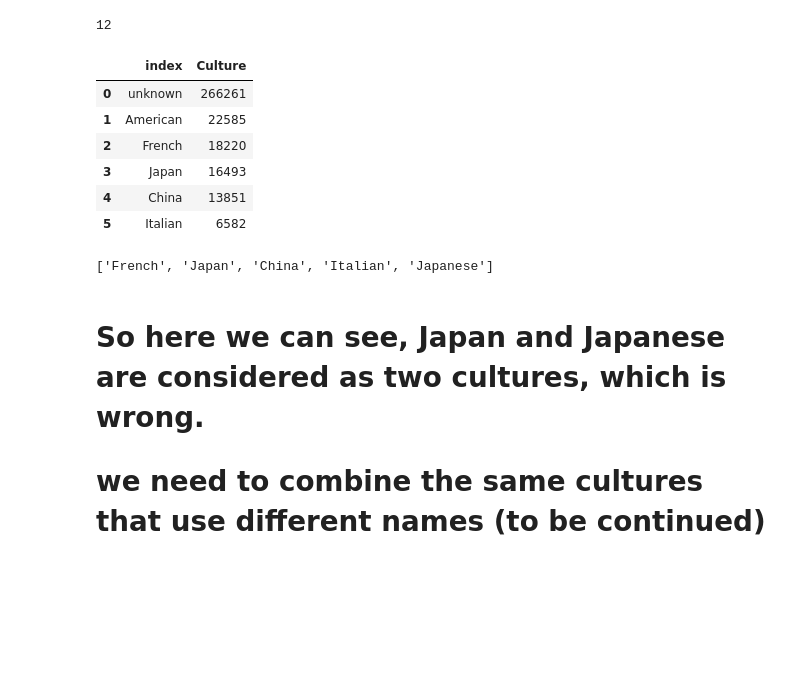
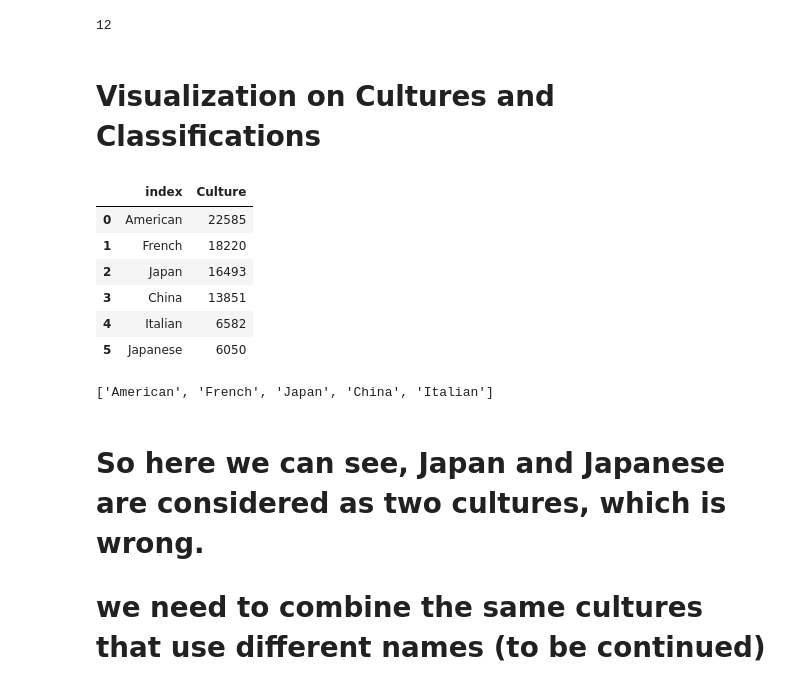
Before and after one commit to lleiou/THE-MET, a Jupyter notebook: Untitled.ipynb, the cells around one changed output. Saved outputs shown, nothing was run; the diff lists cells and outputs as text; code cells hidden in the pictures; blank space fills up the shorter version.

Commit message:
some further exploration of the data

```diff
--- a/Untitled.ipynb
+++ b/Untitled.ipynb
@@ -323,23 +381,25 @@ data.loc[:,["Country","River"]].head(5)
 river_counts["Lake Sentani"]
 # %% [output]
 12
-# %%
-data.Culture.value_counts().reset_index().head(6)
-# %% [output]
-|  | index | Culture |
-| 0 | unknown | 266261 |
-| 1 | American | 22585 |
-| 2 | French | 18220 |
-| 3 | Japan | 16493 |
-| 4 | China | 13851 |
-| 5 | Italian | 6582 |
+# %% [markdown]
+# Visualization on Cultures and Classifications
+# %%
+# first check countries that have the most items in this data set:
+raw.Culture.value_counts().reset_index().head(6)
+# %% [output]
+|  | index | Culture |
+| 0 | American | 22585 |
+| 1 | French | 18220 |
+| 2 | Japan | 16493 |
+| 3 | China | 13851 |
+| 4 | Italian | 6582 |
+| 5 | Japanese | 6050 |
 # %%
 # get the list of top 5 most frequent countries:
-most_frequent_cultures = list(raw.Culture.value_counts().reset_index().loc[1:5,"index"])
+most_frequent_cultures = list(raw.Culture.value_counts().reset_index().loc[0:4,"index"])
+most_frequent_cultures
+# %% [output]
+['American', 'French', 'Japan', 'China', 'Italian']
-# %%
-most_frequent_cultures
-# %% [output]
-['French', 'Japan', 'China', 'Italian', 'Japanese']
 # %% [markdown]
 # So here we can see, Japan and Japanese are considered as two cultures, which is wrong.
 # we need to combine the same cultures that use different names (to be continued)
```
Also changed, not shown: parts of 16 cells of this notebook.
